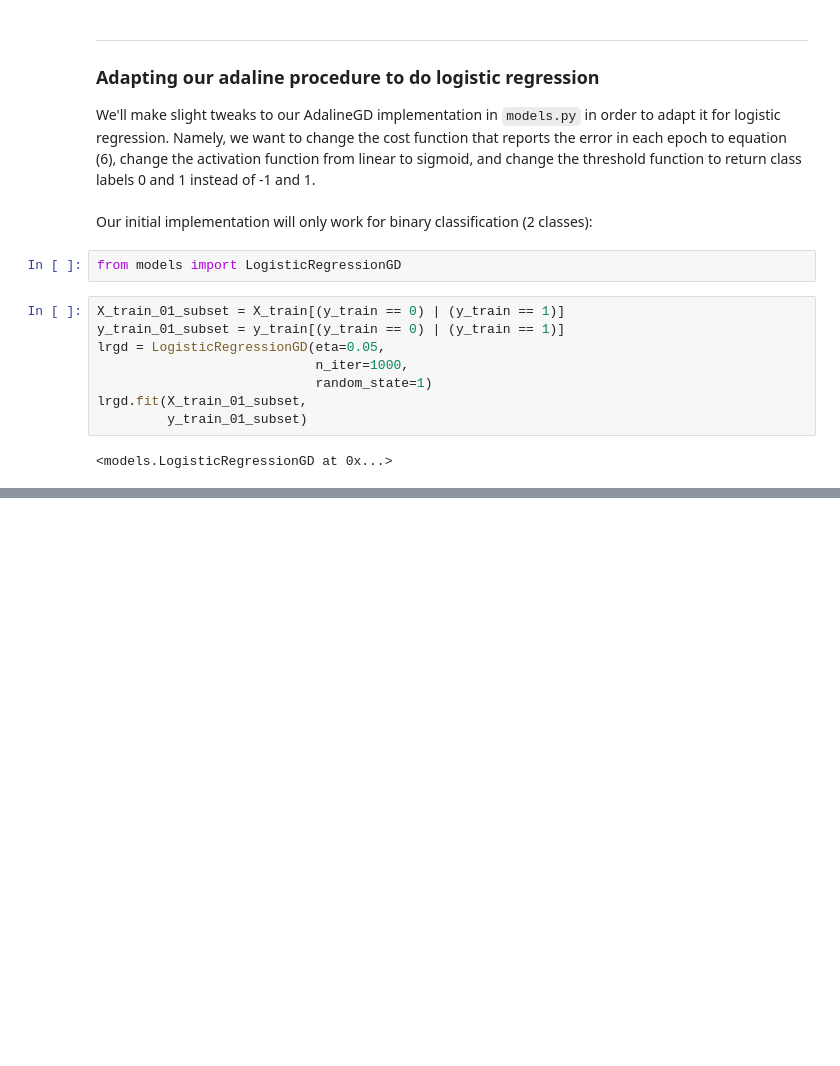
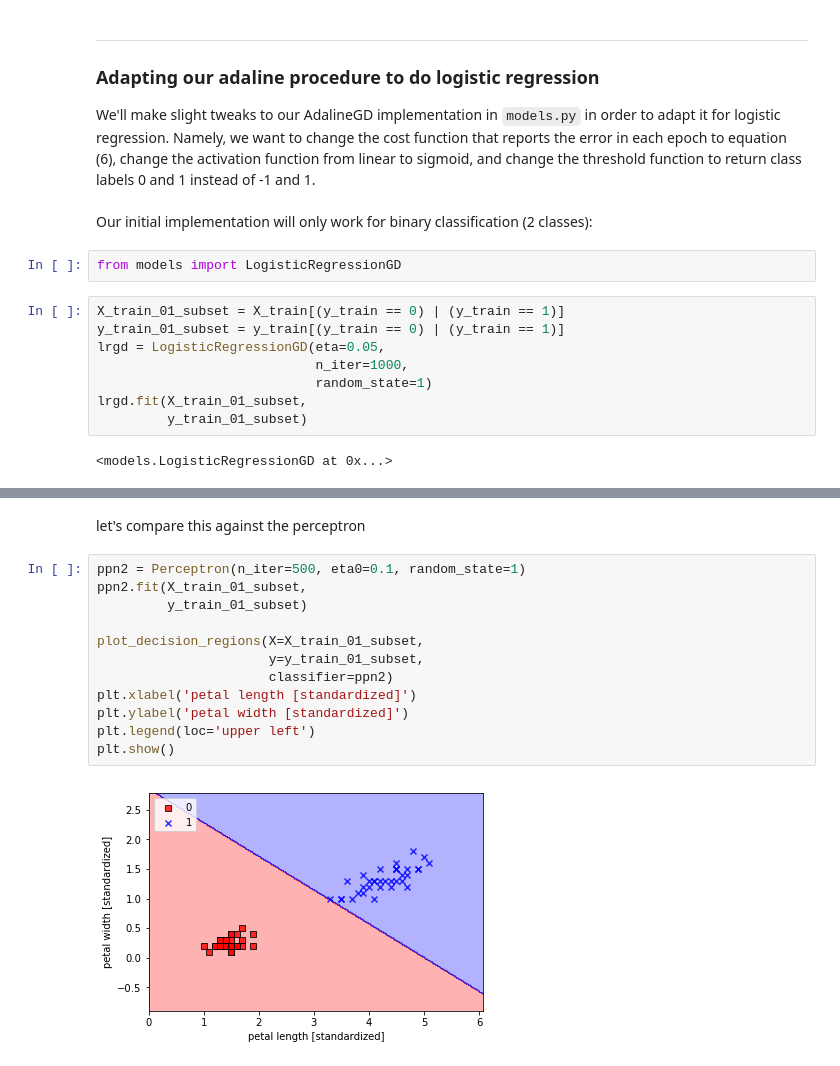
Before and after one commit to npabon/python_machine_learning, a Jupyter notebook: ch_3_sklearn_logistic_svm_trees.ipynb, the cells around one changed output, grey strips where cells are left out. Cells and saved outputs as stored; diff of their text form; blank space fills up the shorter version.

```diff
--- a/ch_3_sklearn_logistic_svm_trees.ipynb
+++ b/ch_3_sklearn_logistic_svm_trees.ipynb
@@ -292,0 +293,16 @@ plt.show()
+# %% [markdown]
+let's compare this against the perceptron
+# %%
+ppn2 = Perceptron(n_iter=500, eta0=0.1, random_state=1)
+ppn2.fit(X_train_01_subset,
+         y_train_01_subset)
+
+plot_decision_regions(X=X_train_01_subset,
+                      y=y_train_01_subset,
+                      classifier=ppn2)
+plt.xlabel('petal length [standardized]')
+plt.ylabel('petal width [standardized]')
+plt.legend(loc='upper left')
+plt.show()
+# %% [output]
+[figure, added]
```
Also changed, not shown: parts of 2 cells of this notebook.
